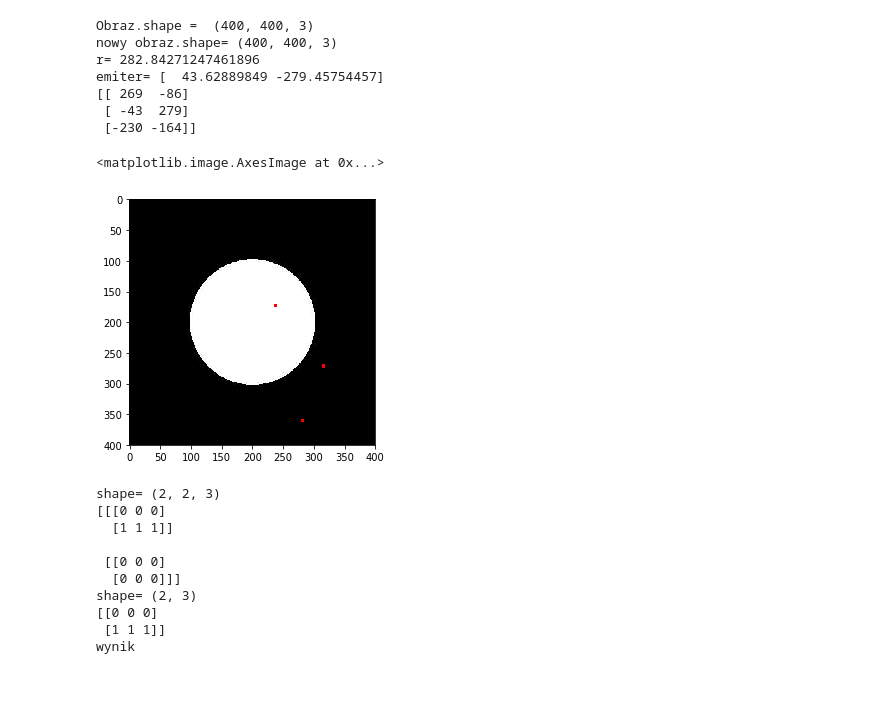
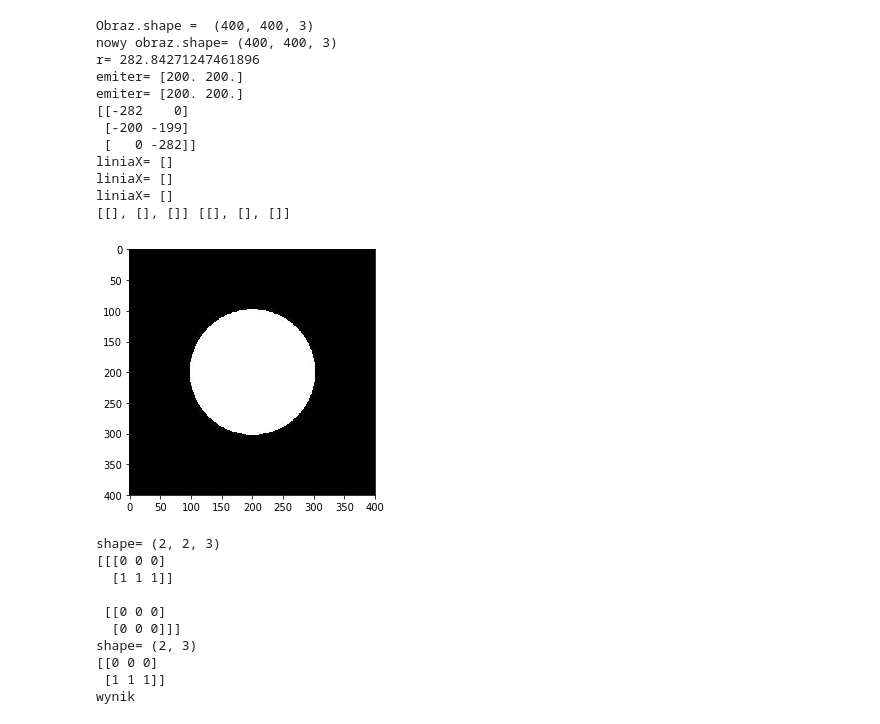
Before and after one commit to emsi-iggy/iwm, a Jupyter notebook: program.ipynb, the cells around one changed output. Drawn from its saved outputs; the diff is of its cells as text; code cells hidden in the pictures; blank space fills up the shorter version.

```diff
--- a/program.ipynb
+++ b/program.ipynb
@@ -82,44 +103,83 @@ import numpy as np
 # 1 emiter, n - detektorow
 # screen (rozmiescic emiter i detektory i tam wgl)
 #
 obraz = wczytajObraz("tomograf-zdjecia/Kolo.jpg")
 print('Obraz.shape = ',obraz.shape)
 if(obraz.shape[0]!=obraz.shape[1]):
     roznica = obraz.shape[0] - obraz.shape[1]
     m = np.zeros((roznica,obraz.shape[0],3))
     print('m.shape=',m.shape)
     #print('m.t=',m.T)
     if(roznica > 0):
         np.concatenate((obraz,m.T),axis=1)
         print('nic')
 
 
 print('nowy obraz.shape=',obraz.shape)
 r = obraz.shape[0] / np.sqrt(2)
-alfa = 30
+alfa = 45 * np.pi / 180
 print('r=',r)
 emiter = np.array([r*np.cos(alfa),r*np.sin(alfa)])
 print('emiter=',emiter)
+#emiter[0] = emiter[0] + obraz.shape[0]/2
+#emiter[1] = abs(emiter[1] - obraz.shape[0]/2)
+print('emiter=',emiter)
 liczbaDetektorow = 3
-rozpietosc = 180
+rozpietosc = 90 * np.pi / 180
 detektory = np.array([[0 for i in range(2)] for j in range(liczbaDetektorow)])
-for i in range(liczbaDetektorow):
+
+detektory[0,0] = r * np.cos(alfa + np.pi-rozpietosc/2)
+detektory[0,1] = r * np.sin(alfa + np.pi-rozpietosc/2)
+
+for i in range(1,liczbaDetektorow):
     detektory[i,0] = r * np.cos(alfa + np.pi-rozpietosc/2 + i*rozpietosc/(liczbaDetektorow-1))
     detektory[i,1] = r * np.sin(alfa + np.pi-rozpietosc/2 + i*rozpietosc/(liczbaDetektorow-1))
+
+    #detektory[i,0] = detektory[i,0] + obraz.shape[0]/2
+    #detektory[i,1] = abs(detektory[i,1] - obraz.shape[0]/2)
 print(detektory)
+
+liniaX = []
+liniaY = []
+wszystkieLinieX = []
+wszystkieLinieY = []
 for i in range(liczbaDetektorow):
-    obraz[detektory[i,0]:detektory[i,0]+5,detektory[i,1]:detektory[i,1]+5]=[255,0,0]
-io.imshow(obraz)
+    liniaX,liniaY = bresenham2(int(emiter[0]),int(emiter[1]),int(detektory[i,0]),int(detektory[i,1]))
+    #for j in range(len(l))
+    print('liniaX=',liniaX)
+    wszystkieLinieX.append(liniaX)
+    wszystkieLinieY.append(liniaY)
+
+#wszystkieLinie[2]
+print(wszystkieLinieX,wszystkieLinieY)
+emiter[0] = emiter[0] + obraz.shape[0]/2
+emiter[1] = abs(emiter[1] - obraz.shape[0]/2)
+
+plt.plot(wszystkieLinieX[2],wszystkieLinieY[2])
+    #for i in range(len(pikseleX)):
+    #print(pikseleX[i],pikseleY[i])
+#obraz[emiter[0]:emiter[0]+5,emiter[1]:emiter[1]+5]=[0,0,255]
+#for i in range(liczbaDetektorow):
+#    obraz[detektory[i,0]:detektory[i,0]+5,detektory[i,1]:detektory[i,1]+5]=[255,0,0]
+#obraz = obraz[::-1,:]
+
+
+plt.show()
+#io.imshow(obraz)
 # %% [output]
 Obraz.shape =  (400, 400, 3)
 nowy obraz.shape= (400, 400, 3)
 r= 282.84271247461896
-emiter= [  43.62889849 -279.45754457]
-[[ 269  -86]
- [ -43  279]
- [-230 -164]]
+emiter= [200. 200.]
+emiter= [200. 200.]
+[[-282    0]
+ [-200 -199]
+ [   0 -282]]
+liniaX= []
+liniaX= []
+liniaX= []
+[[], [], []] [[], [], []]
-<matplotlib.image.AxesImage at 0x...>
-[figure, old version]
+[figure, new version]
 # %%
 a = np.array([[[0,0,0],[1,1,1]],[[0,0,0],[0,0,0]]])
 print('shape=',a.shape)
```
Also changed, not shown: parts of 2 cells of this notebook.
